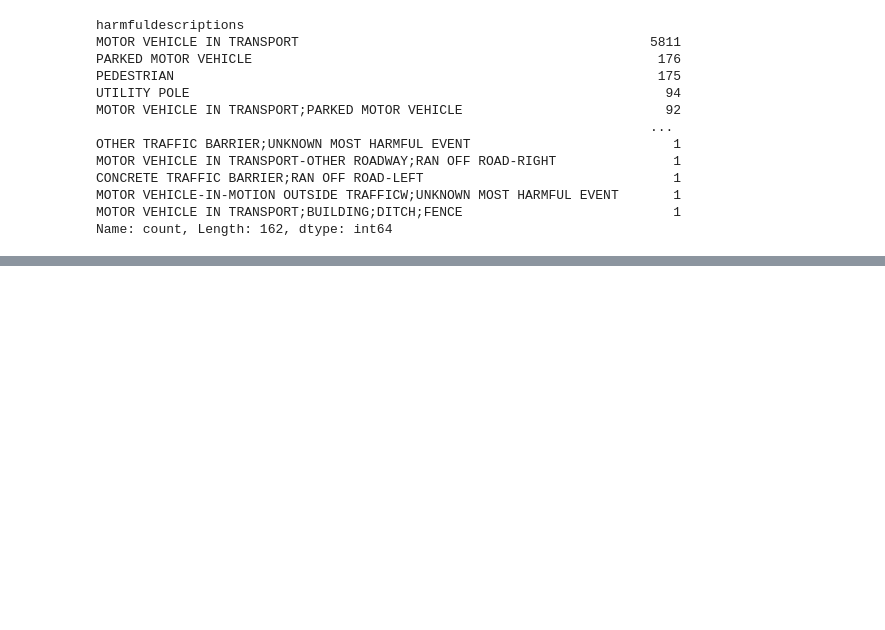
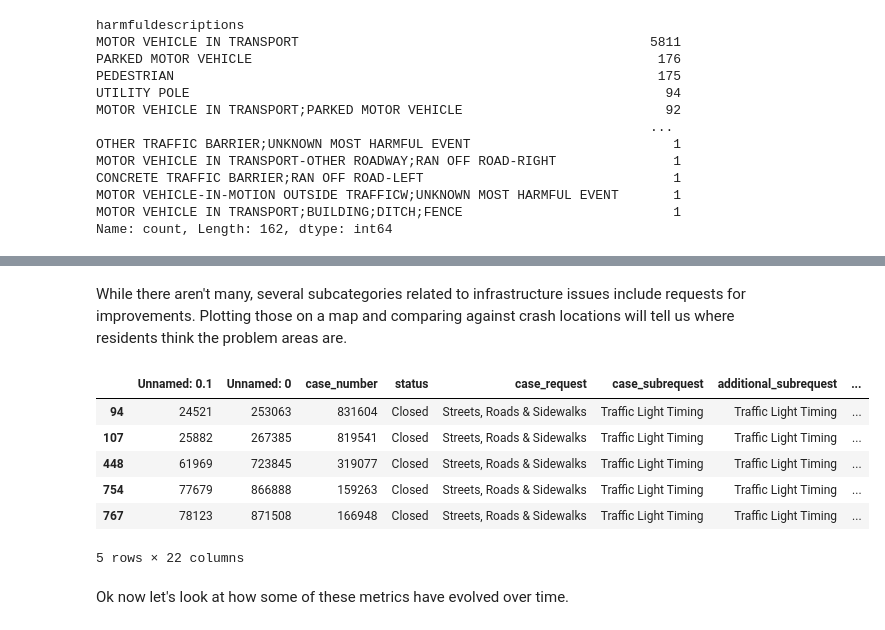
Before and after one commit to jchabinec/Making-Nashvilles-Streets-Safer, a Jupyter notebook: notebooks/eda.ipynb, the cells around one changed output, grey strips where cells are left out. Cells and saved outputs as stored; diff of their text form; code cells hidden in the pictures; blank space fills up the shorter version.

```diff
--- a/notebooks/eda.ipynb
+++ b/notebooks/eda.ipynb
@@ -303,0 +347,16 @@ It's worth looking at the collisions with pedestrians and parked vehicles. More
+# %% [markdown]
+While there aren't many, several subcategories related to infrastructure issues include requests for improvements. Plotting those on a map and comparing against crash locations will tell us where residents think the problem areas are.
+# %%
+impr_requests = nash_311[nash_311['case_subrequest'].isin(['Request New Sign', 'Traffic Engineering', 'Paving Request', 'Request a Speed Monitor Trailer', 'Traffic Light Timing', 'Request New Signal', 'Traffic Calming', 'Request for a New/Improved Bikeway', 'Request Warning Sign'])]
+impr_requests.to_csv(('../data/clean/impr_requests.csv'))
+impr_requests.head()
+# %% [output]
+|  | Unnamed: 0.1 | Unnamed: 0 | case_number | status | case_request | case_subrequest | additional_subrequest | ... |
+| 94 | 24521 | 253063 | 831604 | Closed | Streets, Roads & Sidewalks | Traffic Light Timing | Traffic Light Timing | ... |
+| 107 | 25882 | 267385 | 819541 | Closed | Streets, Roads & Sidewalks | Traffic Light Timing | Traffic Light Timing | ... |
+| 448 | 61969 | 723845 | 319077 | Closed | Streets, Roads & Sidewalks | Traffic Light Timing | Traffic Light Timing | ... |
+| 754 | 77679 | 866888 | 159263 | Closed | Streets, Roads & Sidewalks | Traffic Light Timing | Traffic Light Timing | ... |
+| 767 | 78123 | 871508 | 166948 | Closed | Streets, Roads & Sidewalks | Traffic Light Timing | Traffic Light Timing | ... |
+5 rows × 22 columns
+# %% [markdown]
+Ok now let's look at how some of these metrics have evolved over time.
```
Also changed, not shown: parts of 13 cells of this notebook, 5 other files.
